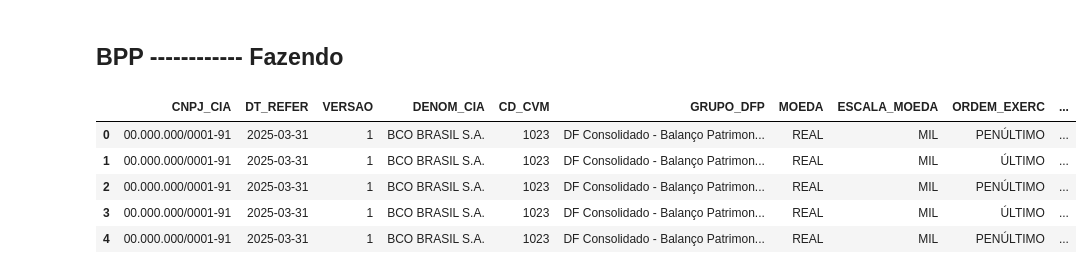
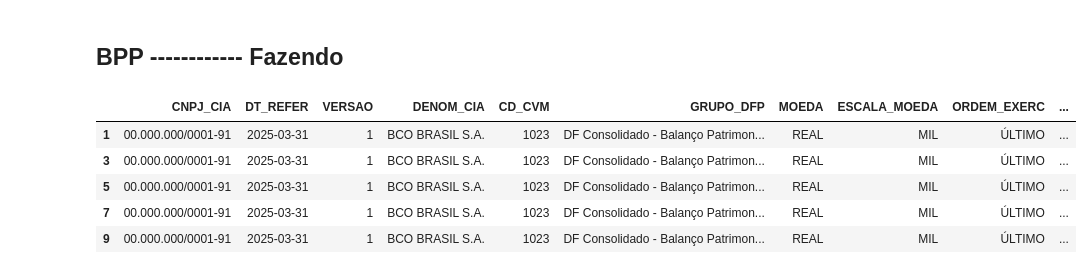
Before and after one commit to JoaoNogaroli/mestrado, a Jupyter notebook: base_dados/base-dados-pesquisa/valores.ipynb, the cells around one changed output. Cells and saved outputs as stored; diff of their text form; code cells hidden in the pictures.

```diff
--- a/base_dados/base-dados-pesquisa/valores.ipynb
+++ b/base_dados/base-dados-pesquisa/valores.ipynb
@@ -53,12 +67,13 @@ pd.DataFrame(lista_final)
 # %% [markdown]
 ## BPP ------------ Fazendo
-# %%
-df = pd.read_csv('bpp-2025.csv', sep=';', encoding='latin-1')
-df.head()
-# %% [output]
-|  | CNPJ_CIA | DT_REFER | VERSAO | DENOM_CIA | CD_CVM | GRUPO_DFP | MOEDA | ESCALA_MOEDA | ORDEM_EXERC | ... |
-| 0 | 00.000.000/0001-91 | 2025-03-31 | 1 | BCO BRASIL S.A. | 1023 | DF Consolidado - Balanço Patrimon... | REAL | MIL | PENÚLTIMO | ... |
-| 1 | 00.000.000/0001-91 | 2025-03-31 | 1 | BCO BRASIL S.A. | 1023 | DF Consolidado - Balanço Patrimon... | REAL | MIL | ÚLTIMO | ... |
-| 2 | 00.000.000/0001-91 | 2025-03-31 | 1 | BCO BRASIL S.A. | 1023 | DF Consolidado - Balanço Patrimon... | REAL | MIL | PENÚLTIMO | ... |
-| 3 | 00.000.000/0001-91 | 2025-03-31 | 1 | BCO BRASIL S.A. | 1023 | DF Consolidado - Balanço Patrimon... | REAL | MIL | ÚLTIMO | ... |
-| 4 | 00.000.000/0001-91 | 2025-03-31 | 1 | BCO BRASIL S.A. | 1023 | DF Consolidado - Balanço Patrimon... | REAL | MIL | PENÚLTIMO | ... |
+# %%
+df2 = pd.read_csv('bpp-2025.csv', sep=';', encoding='latin-1')
+df2=df2[df2['ORDEM_EXERC'] == 'ÚLTIMO']
+df2.head()
+# %% [output]
+|  | CNPJ_CIA | DT_REFER | VERSAO | DENOM_CIA | CD_CVM | GRUPO_DFP | MOEDA | ESCALA_MOEDA | ORDEM_EXERC | ... |
+| 1 | 00.000.000/0001-91 | 2025-03-31 | 1 | BCO BRASIL S.A. | 1023 | DF Consolidado - Balanço Patrimon... | REAL | MIL | ÚLTIMO | ... |
+| 3 | 00.000.000/0001-91 | 2025-03-31 | 1 | BCO BRASIL S.A. | 1023 | DF Consolidado - Balanço Patrimon... | REAL | MIL | ÚLTIMO | ... |
+| 5 | 00.000.000/0001-91 | 2025-03-31 | 1 | BCO BRASIL S.A. | 1023 | DF Consolidado - Balanço Patrimon... | REAL | MIL | ÚLTIMO | ... |
+| 7 | 00.000.000/0001-91 | 2025-03-31 | 1 | BCO BRASIL S.A. | 1023 | DF Consolidado - Balanço Patrimon... | REAL | MIL | ÚLTIMO | ... |
+| 9 | 00.000.000/0001-91 | 2025-03-31 | 1 | BCO BRASIL S.A. | 1023 | DF Consolidado - Balanço Patrimon... | REAL | MIL | ÚLTIMO | ... |
```
Also changed, not shown: parts of 18 cells of this notebook, 5 other files.
